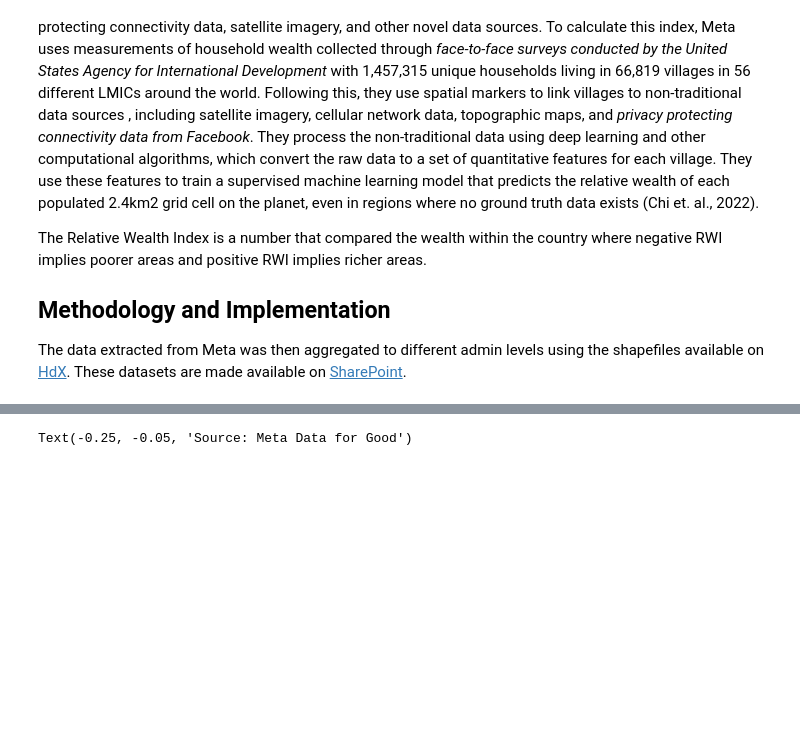
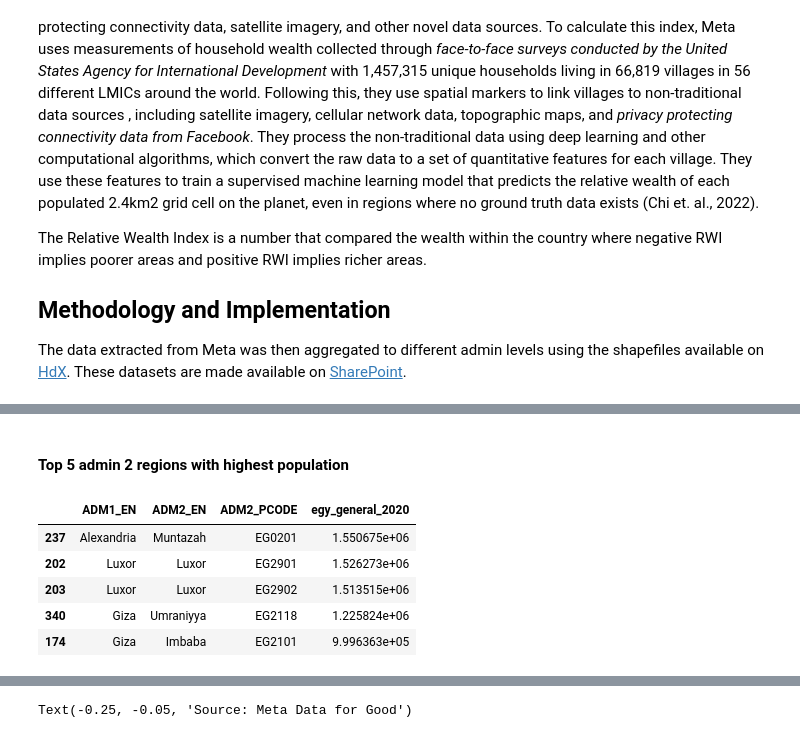
Before and after one commit to datapartnership/egypt-economic-monitor, a Jupyter notebook: notebooks/social-inequality/relative-wealth.ipynb, the cells around one changed output, grey strips where cells are left out. Cells and saved outputs as stored; diff of their text form; code cells hidden in the pictures; blank space fills up the shorter version.

```diff
--- a/notebooks/social-inequality/relative-wealth.ipynb
+++ b/notebooks/social-inequality/relative-wealth.ipynb
@@ -93,0 +110,11 @@ subtitle_text = "Source: Population estimates from Meta's HRSL aggregated to adm
+# %% [markdown]
+#### Top 5 admin 2 regions with highest population
+# %%
+hrsl_egypt2.sort_values(by='egy_general_2020', ascending = False)[['ADM1_EN', 'ADM2_EN', 'ADM2_PCODE', 'egy_general_2020']].head(5)
+# %% [output]
+|  | ADM1_EN | ADM2_EN | ADM2_PCODE | egy_general_2020 |
+| 237 | Alexandria | Muntazah | EG0201 | 1.550675e+06 |
+| 202 | Luxor | Luxor | EG2901 | 1.526273e+06 |
+| 203 | Luxor | Luxor | EG2902 | 1.513515e+06 |
+| 340 | Giza | Umraniyya | EG2118 | 1.225824e+06 |
+| 174 | Giza | Imbaba | EG2101 | 9.996363e+05 |
```
Also changed, not shown: parts of 12 cells of this notebook, 4 other files.
